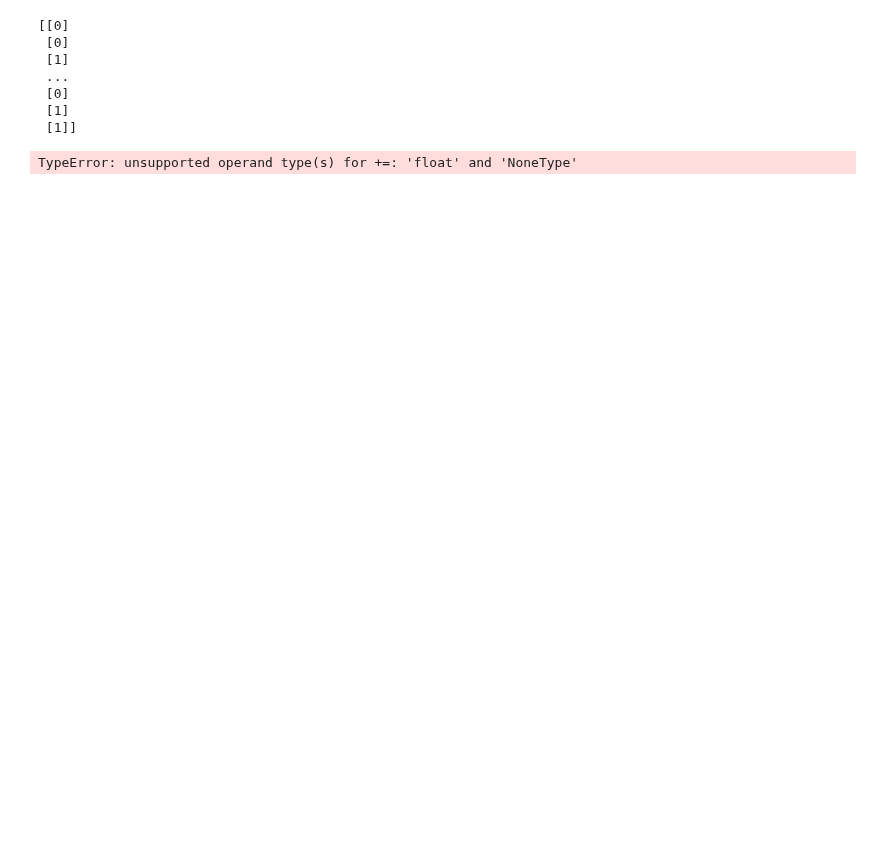
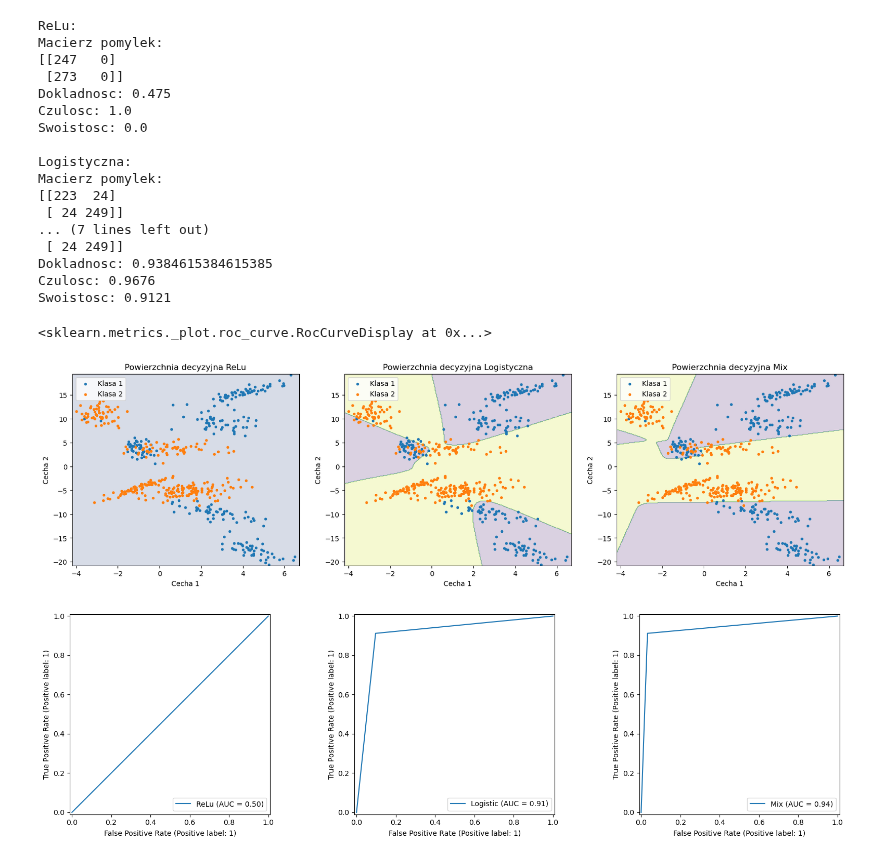
Before and after one commit to HaZhul/ML-models, a Jupyter notebook: 8Neural_Network/neural_network.ipynb, the cells around one changed output. Cells and saved outputs as stored; diff of their text form; code cells hidden in the pictures; blank space fills up the shorter version.

```diff
--- a/8Neural_Network/neural_network.ipynb
+++ b/8Neural_Network/neural_network.ipynb
@@ -19,7 +15,7 @@ def plot_class(X_syn_test, y_syn_test, model, method):
         X_pred_1 = X_syn_test[y_syn_test == 1]
         x_min, x_max = X_syn_test[:, 0].min() - 0.2, X_syn_test[:, 0].max() + 0.2
         y_min, y_max = X_syn_test[:, 1].min() - 0.2, X_syn_test[:, 1].max() + 0.2
-        xx, yy = np.meshgrid(np.linspace(x_min, x_max, 100), np.linspace(y_min, y_max, 100))
+        xx, yy = np.meshgrid(np.linspace(x_min, x_max, 300), np.linspace(y_min, y_max, 300))
         Z = model.predict(np.c_[xx.ravel(), yy.ravel()])
         Z = Z.reshape(xx.shape)
         plt.contourf(xx, yy, Z, alpha=0.2)
@@ -152,8 +153,9 @@ class BatchIterator:
             batch_targets = targets[start:end]
             yield Batch(batch_inputs, batch_targets)
 # %%
-def train(net, inputs, targets, num_epochs=5000, iterator = BatchIterator(), loss=MSE(), optimizer=SGD()):
-    for epoch in range(num_epochs):
+def train(net, inputs, targets, num_epochs = 5000, iterator = BatchIterator(),
+          loss = MSE(), optimizer = SGD()) -> None:
+    for _ in range(num_epochs):
         epoch_loss = 0.0
         for batch in iterator(inputs, targets):
             predicted = net.forward(batch.inputs)
@@ -164,6 +166,7 @@ def train(net, inputs, targets, num_epochs=5000, iterator = BatchIterator(), los
 # %%
 from sklearn.datasets import make_classification
 from sklearn.model_selection import train_test_split
+
 # Dane wejsciowe
 X, t = make_classification(n_samples=2597, n_features=4, n_informative=4, n_repeated=0, n_clusters_per_class=5, random_state=254397, hypercube=False, n_redundant=0, class_sep=20)
 X = X[:,:2]
@@ -193,4 +196,6 @@ ax.set_title("Dane testowe - zbior 1")
 ax.set_xlabel("Cecha 1")
 ax.set_ylabel("Cecha 2")
 ax.legend()
+y_train_4e = np.array([[0, 1] if t == 1 else [1, 0] for t in y_train_4])
+y_test_4e = np.array([[0, 1] if t == 1 else [1, 0] for t in y_test_4])
 # %% [output]
@@ -198,21 +202 @@ ax.legend()
 [figure]
-# %%
-nn = MNeuralNetwork([
-    Linear(input_size=2, output_size=2),
-    Logistic(),
-    Linear(input_size=2, output_size=2),
-])
-
-y_train_4 = y_train_4.reshape(-1,1)
-print(y_train_4)
-train(nn, X_train_4, y_train_4)
-predicted = nn.forward(X_test_4)
-# %% [output]
-[[0]
- [0]
- [1]
- ...
- [0]
- [1]
- [1]]
-TypeError: unsupported operand type(s) for +=: 'float' and 'NoneType'
@@ -218,0 +233,40 @@ TypeError: unsupported operand type(s) for +=: 'float' and 'NoneType'
+# %%
+from sklearn.metrics import RocCurveDisplay
+
+pred_info(y_test_4, y_pred_relu, 'ReLu')
+pred_info(y_test_4, y_pred_log, 'Logistyczna')
+pred_info(y_test_4, y_pred_mix, 'Mix')
+
+plt.figure(figsize=(20, 5))
+plt.subplot(1, 3, 1)
+plot_class(X_test_4, y_test_4, net_relu, 'ReLu')
+plt.subplot(1, 3, 2)
+plot_class(X_test_4, y_test_4, net_log, 'Logistyczna')
+plt.subplot(1, 3, 3)
+plot_class(X_test_4, y_test_4, net_mix, 'Mix')
+
+_, axs = plt.subplots(1, 3, figsize=(20, 5))
+RocCurveDisplay.from_predictions(y_test_4, y_pred_relu, name='ReLu', ax=axs[0])
+RocCurveDisplay.from_predictions(y_test_4, y_pred_log, name='Logistic', ax=axs[1])
+RocCurveDisplay.from_predictions(y_test_4, y_pred_mix, name='Mix', ax=axs[2])
+# %% [output]
+ReLu:
+Macierz pomylek:
+[[247   0]
+ [273   0]]
+Dokladnosc: 0.475
+Czulosc: 1.0
+Swoistosc: 0.0
+
+Logistyczna:
+Macierz pomylek:
+[[223  24]
+ [ 24 249]]
+... (7 lines left out)
+ [ 24 249]]
+Dokladnosc: 0.9384615384615385
+Czulosc: 0.9676
+Swoistosc: 0.9121
+<sklearn.metrics._plot.roc_curve.RocCurveDisplay at 0x...>
+[figure, added]
+[figure, added]
```
Also changed, not shown: parts of 14 cells of this notebook, 1 other file.
